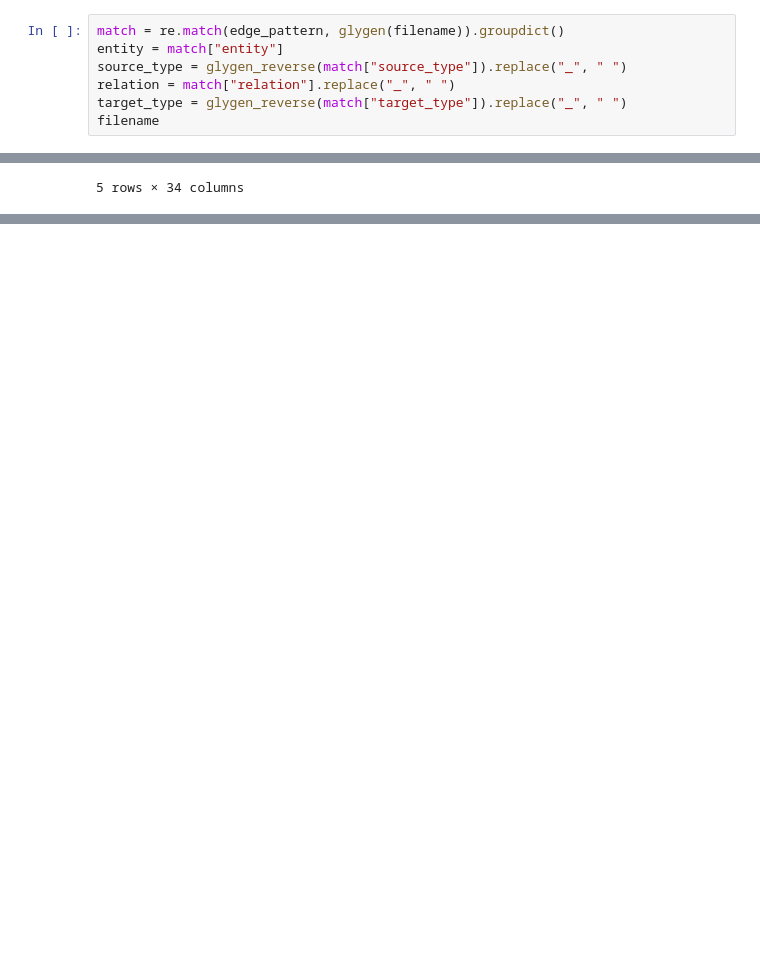
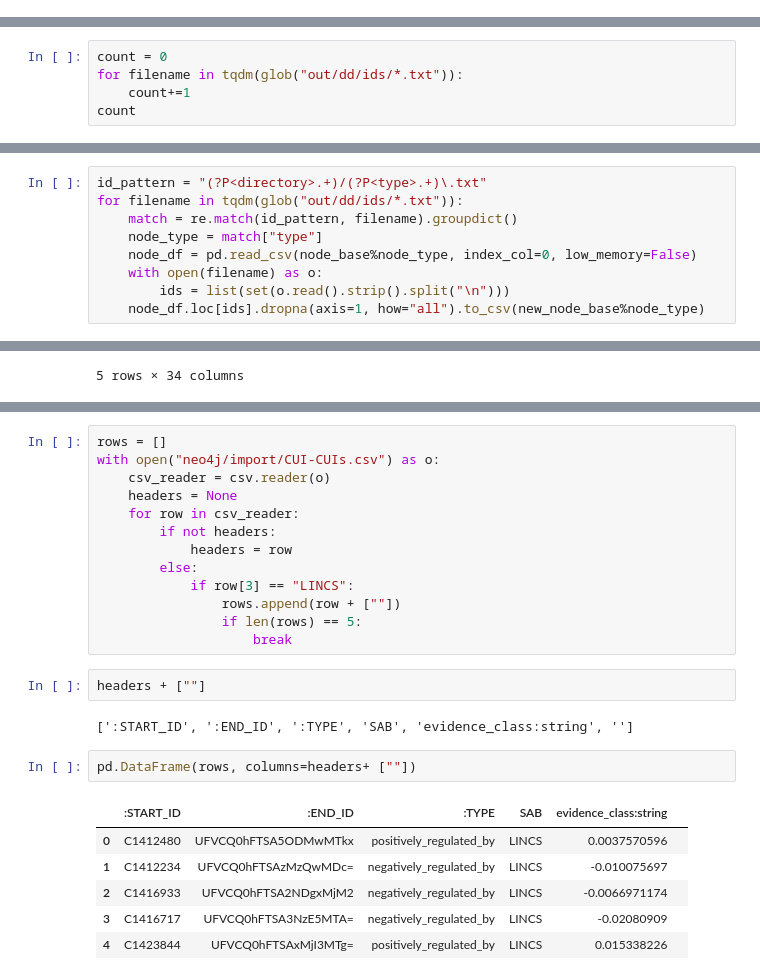
Before and after one commit to MaayanLab/datadistillery-kg, a Jupyter notebook: explorer.ipynb, the cells around one changed output, grey strips where cells are left out. Cells and saved outputs as stored; diff of their text form; blank space fills up the shorter version.

```diff
--- a/explorer.ipynb
+++ b/explorer.ipynb
@@ -588,7 +610,0 @@ KeyboardInterrupt:
-# %%
-match = re.match(edge_pattern, glygen(filename)).groupdict()
-entity = match["entity"]
-source_type = glygen_reverse(match["source_type"]).replace("_", " ")
-relation = match["relation"].replace("_", " ")
-target_type = glygen_reverse(match["target_type"]).replace("_", " ")
-filename
@@ -604,0 +611,5 @@ filename
+# %%
+count = 0
+for filename in tqdm(glob("out/dd/ids/*.txt")):
+    count+=1
+count
@@ -605,3 +618,12 @@ filename
+# %%
+id_pattern = "(?P<directory>.+)/(?P<type>.+)\.txt"
+for filename in tqdm(glob("out/dd/ids/*.txt")):
+    match = re.match(id_pattern, filename).groupdict()
+    node_type = match["type"]
+    node_df = pd.read_csv(node_base%node_type, index_col=0, low_memory=False)
+    with open(filename) as o:
+        ids = list(set(o.read().strip().split("\n")))
+    node_df.loc[ids].dropna(axis=1, how="all").to_csv(new_node_base%node_type)
 # %%
 node_base = "out/serialization/nodes/%s.nodes.csv"
 new_node_base = "out/filtered/nodes/%s.nodes.csv"
@@ -679,0 +708,26 @@ source_df.head()
+# %%
+rows = []
+with open("neo4j/import/CUI-CUIs.csv") as o:
+    csv_reader = csv.reader(o)
+    headers = None
+    for row in csv_reader:
+        if not headers:
+            headers = row
+        else:
+            if row[3] == "LINCS":
+                rows.append(row + [""])
+                if len(rows) == 5:
+                    break
+# %%
+headers + [""]
+# %% [output]
+[':START_ID', ':END_ID', ':TYPE', 'SAB', 'evidence_class:string', '']
+# %%
+pd.DataFrame(rows, columns=headers+ [""])
+# %% [output]
+|  | :START_ID | :END_ID | :TYPE | SAB | evidence_class:string |  |
+| 0 | C1412480 | UFVCQ0hFTSA5ODMwMTkx | positively_regulated_by | LINCS | 0.0037570596 |  |
+| 1 | C1412234 | UFVCQ0hFTSAzMzQwMDc= | negatively_regulated_by | LINCS | -0.010075697 |  |
+| 2 | C1416933 | UFVCQ0hFTSA2NDgxMjM2 | negatively_regulated_by | LINCS | -0.0066971174 |  |
+| 3 | C1416717 | UFVCQ0hFTSA3NzE5MTA= | negatively_regulated_by | LINCS | -0.02080909 |  |
+| 4 | C1423844 | UFVCQ0hFTSAxMjI3MTg= | positively_regulated_by | LINCS | 0.015338226 |  |
```
Also changed, not shown: parts of 41 cells of this notebook.
